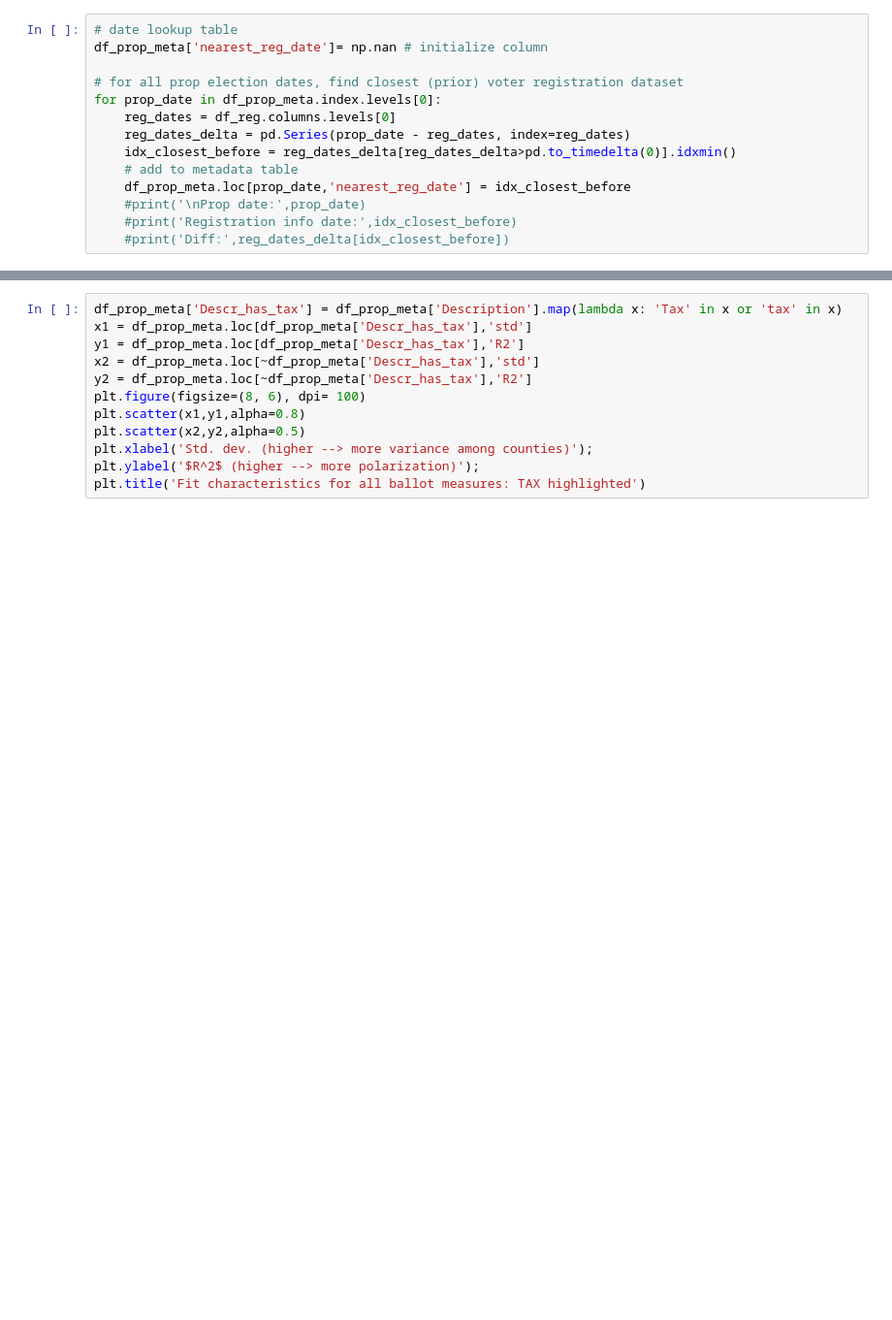
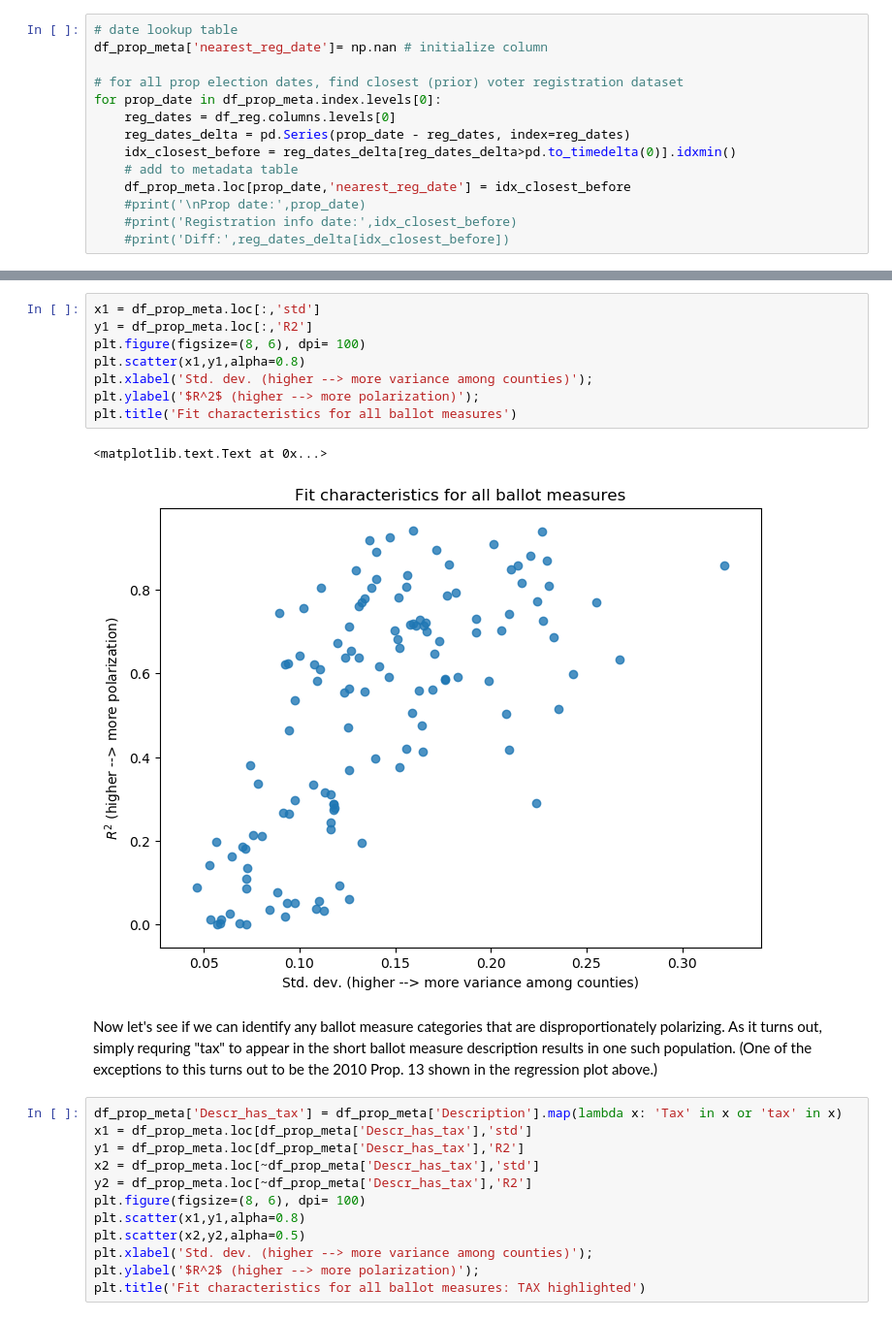
Before and after one commit to cnehrkorn/CaliVoting, a Jupyter notebook: explore_CA_statewide_measures.ipynb, the cells around one changed output, grey strips where cells are left out. Shown at 97% size. Cells and saved outputs as stored; diff of their text form; blank space fills up the shorter version.

Commit message:
Final touches, including markdown text explanations, map-making, and an attempt at clustering

```diff
--- a/explore_CA_statewide_measures.ipynb
+++ b/explore_CA_statewide_measures.ipynb
@@ -206,3 +205,16 @@ df_prop_meta.sort_index(axis=1,level=1,inplace=True)
+# %%
+x1 = df_prop_meta.loc[:,'std']
+y1 = df_prop_meta.loc[:,'R2']
+plt.figure(figsize=(8, 6), dpi= 100)
+plt.scatter(x1,y1,alpha=0.8)
+plt.xlabel('Std. dev. (higher --> more variance among counties)');
+plt.ylabel('$R^2$ (higher --> more polarization)');
+plt.title('Fit characteristics for all ballot measures')
+# %% [output]
+<matplotlib.text.Text at 0x...>
+[figure, added]
+# %% [markdown]
+Now let's see if we can identify any ballot measure categories that are disproportionately polarizing. As it turns out, simply requring "tax" to appear in the short ballot measure description results in one such population. (One of the exceptions to this turns out to be the 2010 Prop. 13 shown in the regression plot above.)
 # %%
 df_prop_meta['Descr_has_tax'] = df_prop_meta['Description'].map(lambda x: 'Tax' in x or 'tax' in x)
 x1 = df_prop_meta.loc[df_prop_meta['Descr_has_tax'],'std']
```
Also changed, not shown: parts of 19 cells of this notebook, 3 other files.
